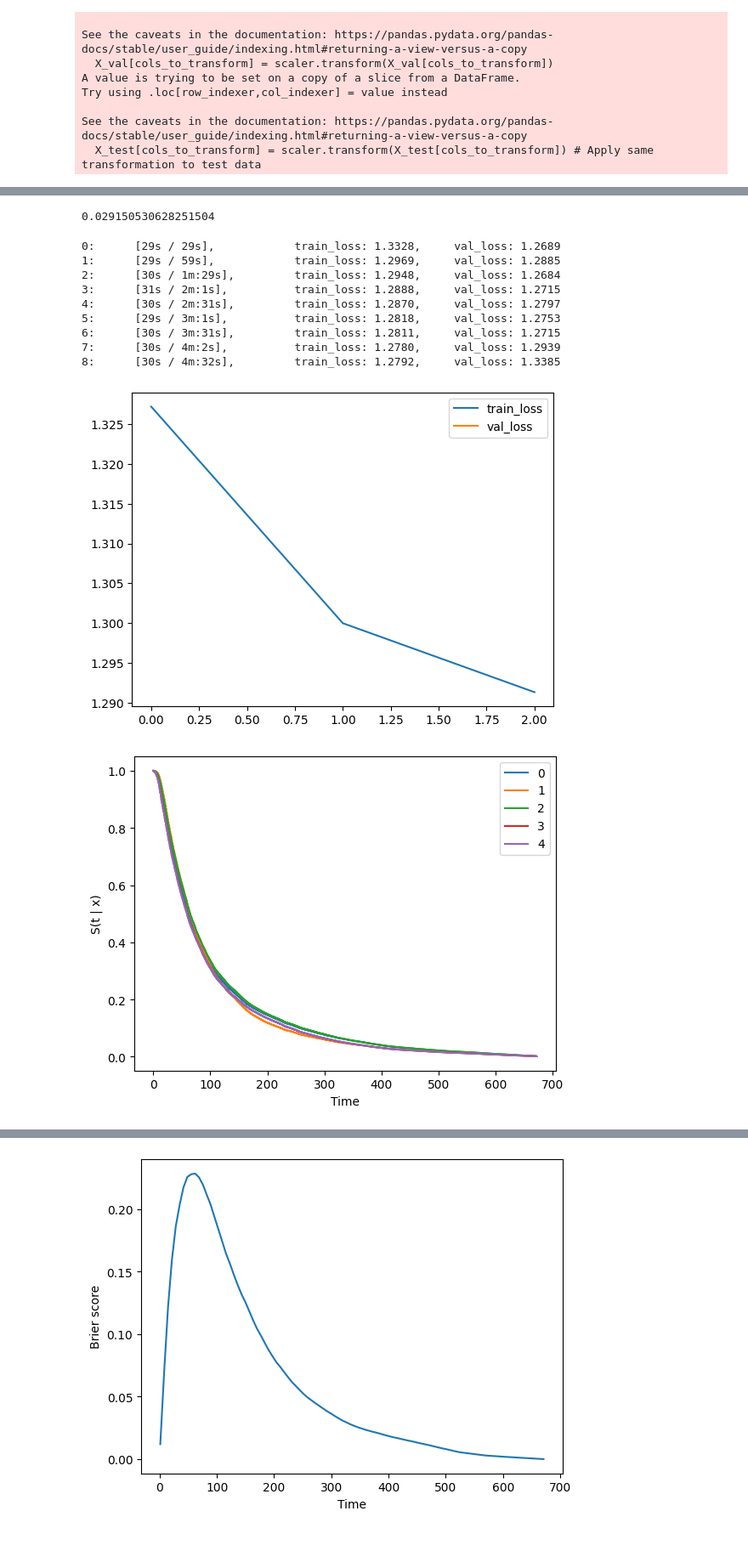
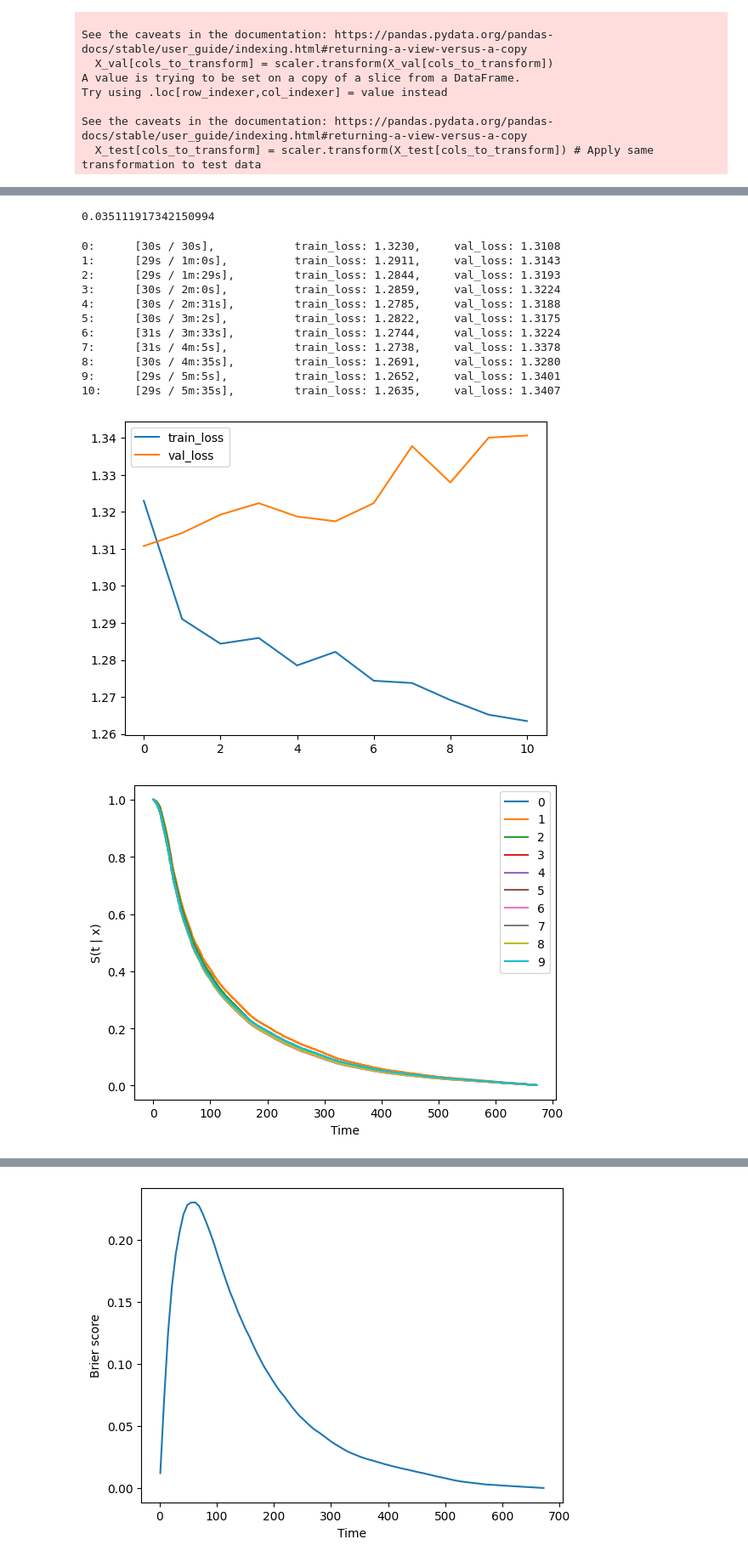
Before and after one commit to Edison9489/TTEAnalysis, a Jupyter notebook: experiments/Baselines.ipynb, the cells around one changed output, grey strips where cells are left out. Shown at 85% size. Saved outputs shown, nothing was run; the diff lists cells and outputs as text; code cells hidden in the pictures.

```diff
--- a/experiments/Baselines.ipynb
+++ b/experiments/Baselines.ipynb
@@ -298,18 +298,17 @@ val = (X_val, y_val)
 durations_test, events_test = get_target(df_test, 'time_to_final_weaning', 'event')
 # %%
 in_features = X_train.shape[1]
-num_nodes = [32, 32]
 out_features = y_train[0].max()+1
 batch_norm = True
-dropout = 0.1
+dropout = 0.3
 
 net = torch.nn.Sequential(
-    torch.nn.Linear(in_features, 32),
+    torch.nn.Linear(in_features, 64),
     torch.nn.ReLU(),
-    torch.nn.BatchNorm1d(32),
+    torch.nn.BatchNorm1d(64),
     torch.nn.Dropout(0.1),
 
-    torch.nn.Linear(32, 32),
+    torch.nn.Linear(64, 32),
     torch.nn.ReLU(),
     torch.nn.BatchNorm1d(32),
     torch.nn.Dropout(0.1),
@@ -326,7 +325,7 @@ _ = lr_finder.plot()
 # %%
 lr_finder.get_best_lr()
 # %% [output]
-0.029150530628251504
+0.035111917342150994
 # %%
 model.optimizer.set_lr(0.01)
 # %%
@@ -334,25 +333,27 @@ epochs = 100
 callbacks = [tt.callbacks.EarlyStopping()]
 log = model.fit(X_train, y_train, batch_size, epochs, callbacks, val_data=val)
 # %% [output]
-0:      [29s / 29s],            train_loss: 1.3328,     val_loss: 1.2689
-1:      [29s / 59s],            train_loss: 1.2969,     val_loss: 1.2885
-2:      [30s / 1m:29s],         train_loss: 1.2948,     val_loss: 1.2684
-3:      [31s / 2m:1s],          train_loss: 1.2888,     val_loss: 1.2715
-4:      [30s / 2m:31s],         train_loss: 1.2870,     val_loss: 1.2797
-5:      [29s / 3m:1s],          train_loss: 1.2818,     val_loss: 1.2753
-6:      [30s / 3m:31s],         train_loss: 1.2811,     val_loss: 1.2715
-7:      [30s / 4m:2s],          train_loss: 1.2780,     val_loss: 1.2939
-8:      [30s / 4m:32s],         train_loss: 1.2792,     val_loss: 1.3385
+0:      [30s / 30s],            train_loss: 1.3230,     val_loss: 1.3108
+1:      [29s / 1m:0s],          train_loss: 1.2911,     val_loss: 1.3143
+2:      [29s / 1m:29s],         train_loss: 1.2844,     val_loss: 1.3193
+3:      [30s / 2m:0s],          train_loss: 1.2859,     val_loss: 1.3224
+4:      [30s / 2m:31s],         train_loss: 1.2785,     val_loss: 1.3188
+5:      [30s / 3m:2s],          train_loss: 1.2822,     val_loss: 1.3175
+6:      [31s / 3m:33s],         train_loss: 1.2744,     val_loss: 1.3224
+7:      [31s / 4m:5s],          train_loss: 1.2738,     val_loss: 1.3378
+8:      [30s / 4m:35s],         train_loss: 1.2691,     val_loss: 1.3280
+9:      [29s / 5m:5s],          train_loss: 1.2652,     val_loss: 1.3401
+10:     [29s / 5m:35s],         train_loss: 1.2635,     val_loss: 1.3407
 # %%
 _ = log.plot()
 # %% [output]
-[figure, old version]
+[figure, new version]
 # %%
 surv = model.predict_surv_df(X_test)
-surv.iloc[:, :5].plot(drawstyle='steps-post')
+surv.iloc[:, :10].plot(drawstyle='steps-post')
 plt.ylabel('S(t | x)')
 _ = plt.xlabel('Time')
 # %% [output]
-[figure, old version]
+[figure, new version]
 # %%
 ev = EvalSurv(surv, durations_test, events_test, censor_surv='km')
```
Also changed, not shown: parts of 5 cells of this notebook, 1 other file.
